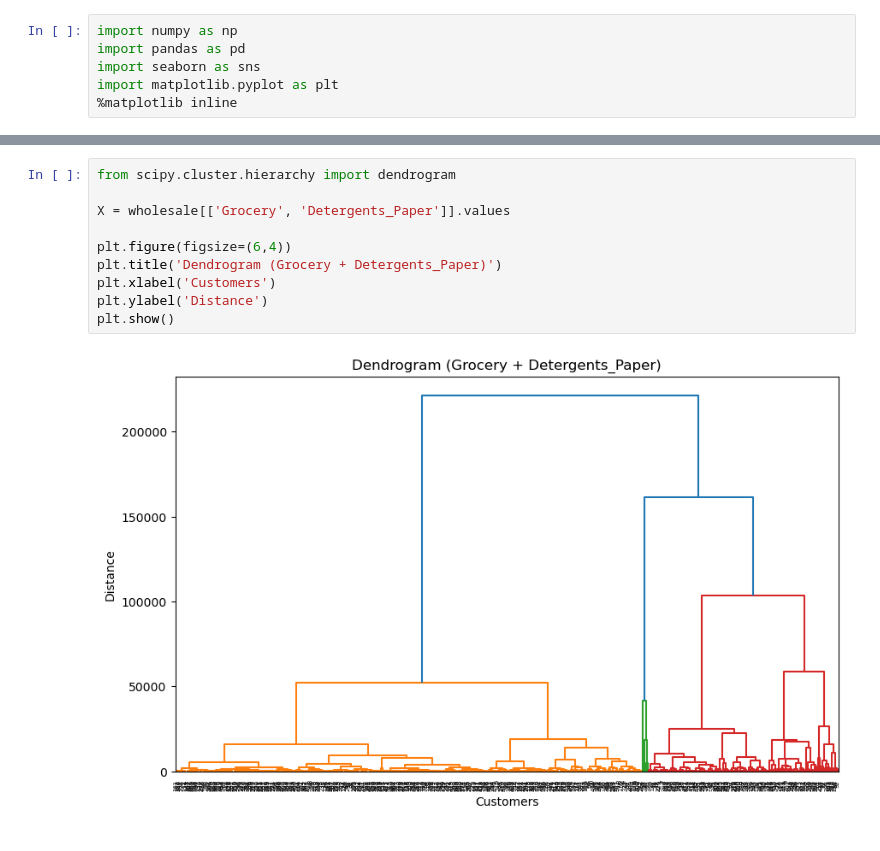
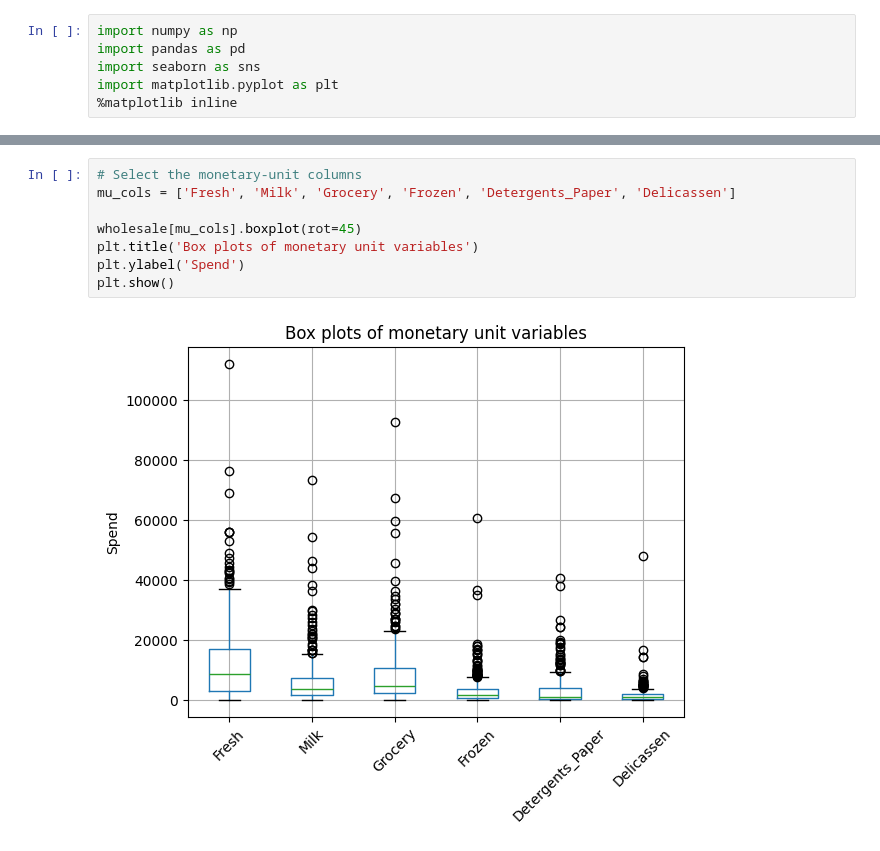
Before and after one commit to 0Mowgli0/Ai_Labbar, a Jupyter notebook: T2_agglomerative_grupp29.ipynb, the cells around one changed output, grey strips where cells are left out. Drawn from its saved outputs; the diff is of its cells as text.

```diff
--- a/T2_agglomerative_grupp29.ipynb
+++ b/T2_agglomerative_grupp29.ipynb
@@ -37,12 +53,10 @@ plt.show()
-# %%
-from scipy.cluster.hierarchy import dendrogram
-
-X = wholesale[['Grocery', 'Detergents_Paper']].values
-
-plt.figure(figsize=(6,4))
-plt.title('Dendrogram (Grocery + Detergents_Paper)')
-plt.xlabel('Customers')
-plt.ylabel('Distance')
-plt.show()
-# %% [output]
-[figure, removed]
+# %%
+# Select the monetary-unit columns
+mu_cols = ['Fresh', 'Milk', 'Grocery', 'Frozen', 'Detergents_Paper', 'Delicassen']
+
+wholesale[mu_cols].boxplot(rot=45)
+plt.title('Box plots of monetary unit variables')
+plt.ylabel('Spend')
+plt.show()
+# %% [output]
+[figure, added]
```
Also changed, not shown: parts of 5 cells of this notebook, 1 other file.
